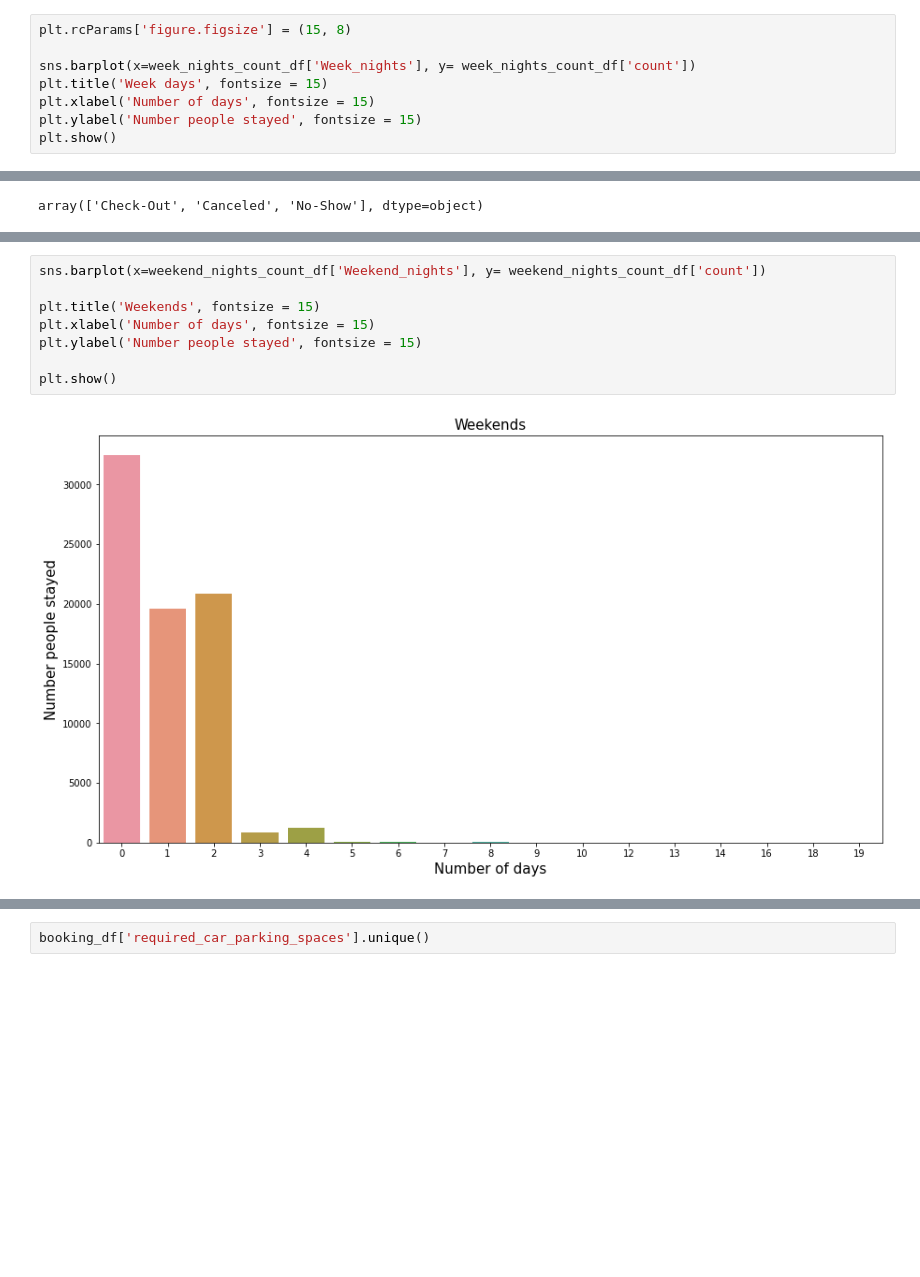
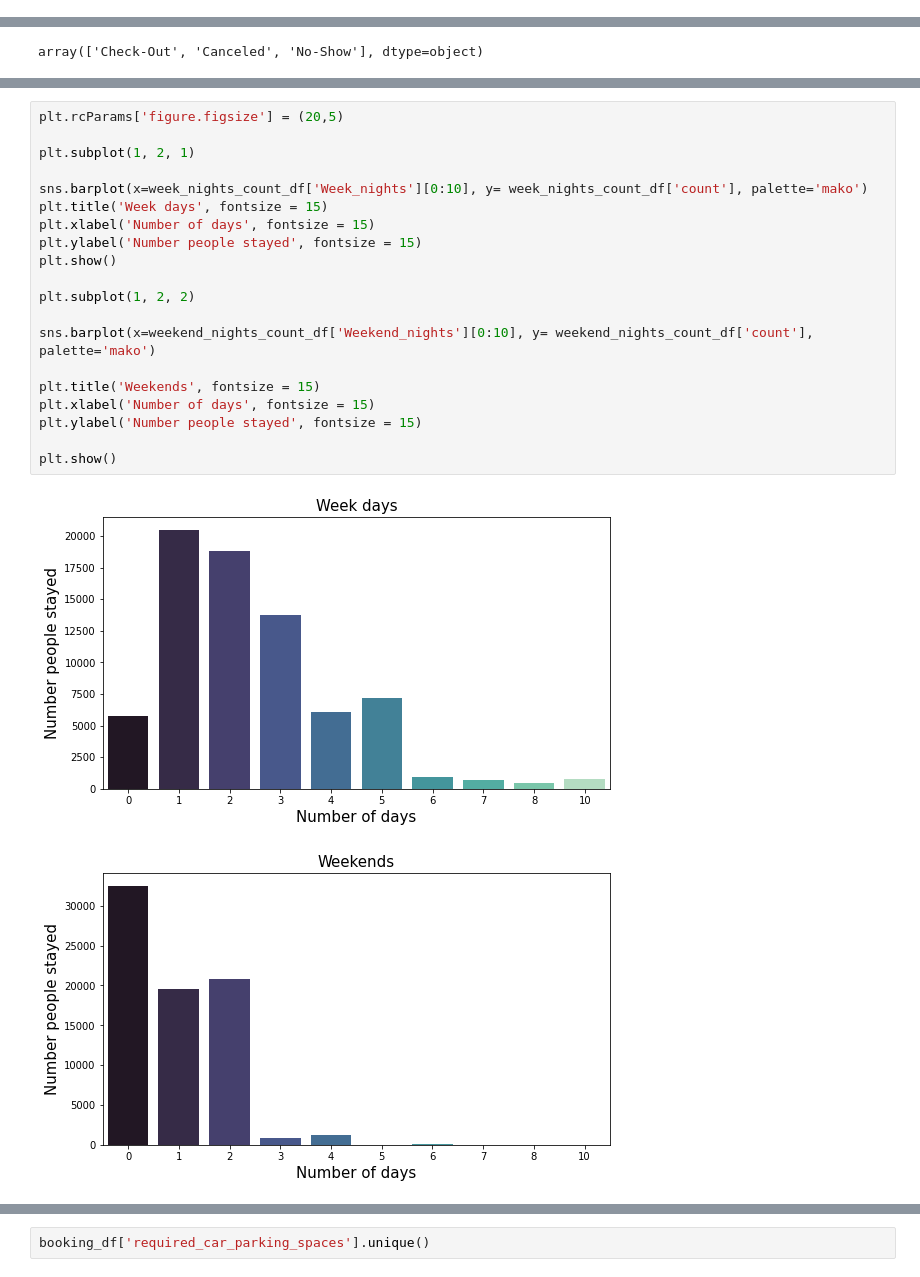
Before and after one commit to smkmohsin/hotel-booking-data-analysis, a Jupyter notebook: Hotel_Booking_Analysis_Sheikh_Mohsin_Kader.ipynb, the cells around one changed output, grey strips where cells are left out. Cells and saved outputs as stored; diff of their text form; blank space fills up the shorter version.

```diff
--- a/Hotel_Booking_Analysis_Sheikh_Mohsin_Kader.ipynb
+++ b/Hotel_Booking_Analysis_Sheikh_Mohsin_Kader.ipynb
@@ -437,8 +432,0 @@ week_nights_count_df.head()
-# %%
-plt.rcParams['figure.figsize'] = (15, 8)
-
-sns.barplot(x=week_nights_count_df['Week_nights'], y= week_nights_count_df['count'])
-plt.title('Week days', fontsize = 15)
-plt.xlabel('Number of days', fontsize = 15)
-plt.ylabel('Number people stayed', fontsize = 15)
-plt.show()
@@ -461,10 +459,23 @@ weekend_nights_count_df.head()
 # %%
-sns.barplot(x=weekend_nights_count_df['Weekend_nights'], y= weekend_nights_count_df['count'])
+plt.rcParams['figure.figsize'] = (20,5)
+
+plt.subplot(1, 2, 1)
+
+sns.barplot(x=week_nights_count_df['Week_nights'][0:10], y= week_nights_count_df['count'], palette='mako')
+plt.title('Week days', fontsize = 15)
+plt.xlabel('Number of days', fontsize = 15)
+plt.ylabel('Number people stayed', fontsize = 15)
+plt.show()
+
+plt.subplot(1, 2, 2)
+
+sns.barplot(x=weekend_nights_count_df['Weekend_nights'][0:10], y= weekend_nights_count_df['count'], palette='mako')
 
 plt.title('Weekends', fontsize = 15)
 plt.xlabel('Number of days', fontsize = 15)
 plt.ylabel('Number people stayed', fontsize = 15)
 
 plt.show()
 # %% [output]
-[figure, old version]
+[figure, new version]
+[figure, added]
```
Also changed, not shown: parts of 56 cells of this notebook.
